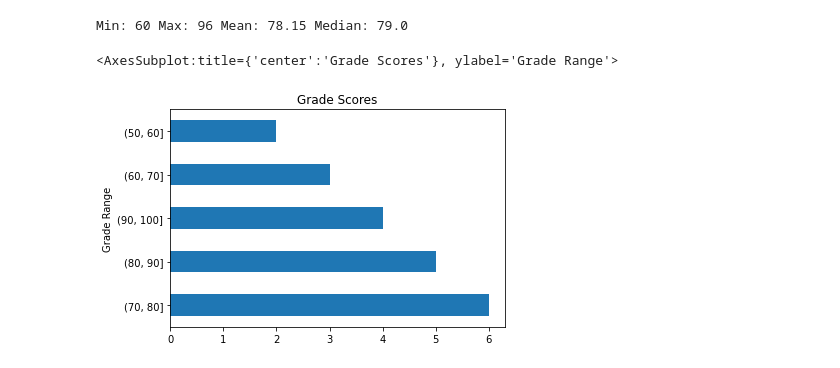
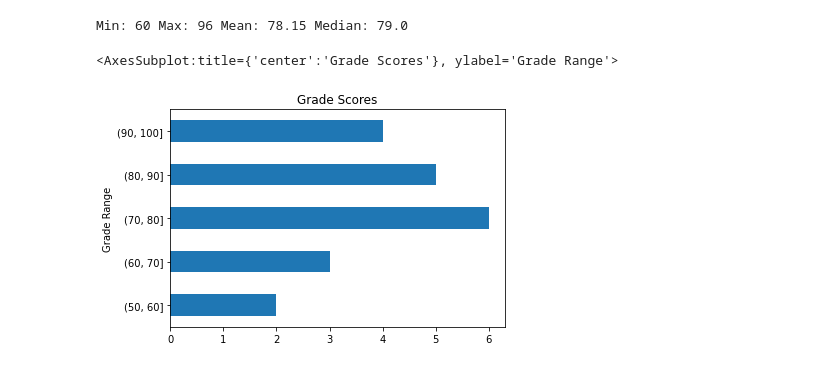
Before and after one commit to JacobPaxton/numpy-pandas-visualization-exercises, a Jupyter notebook: pandas_series.ipynb, the cells around one changed output. Cells and saved outputs as stored; diff of their text form; code cells hidden in the pictures.

```diff
--- a/pandas_series.ipynb
+++ b/pandas_series.ipynb
@@ -419,10 +412,10 @@ Min: 60 Max: 96 Mean: 78.15 Median: 79.0
 # %%
 # Plot the Series in a meaningful way and make sure your chart has a title and axis labels.
 exam_scores_binned = pd.cut(exam_scores, bins=[50,60,70,80,90,100])
-exam_scores_binned.value_counts().plot.barh(title="Grade Scores", xlabel="Grade Range", ylabel="Number of Grades")
+exam_scores_binned.value_counts().sort_index().plot.barh(title="Grade Scores", xlabel="Grade Range", ylabel="Number of Grades")
 # %% [output]
 <AxesSubplot:title={'center':'Grade Scores'}, ylabel='Grade Range'>
-[figure, old version]
+[figure, new version]
 # %%
 # Write the code necessary to implement a curve for your exam_grades Series and
 # save this as curved_grades. Add the necessary points to the highest grade to
```
Also changed, not shown: parts of 11 cells of this notebook.
